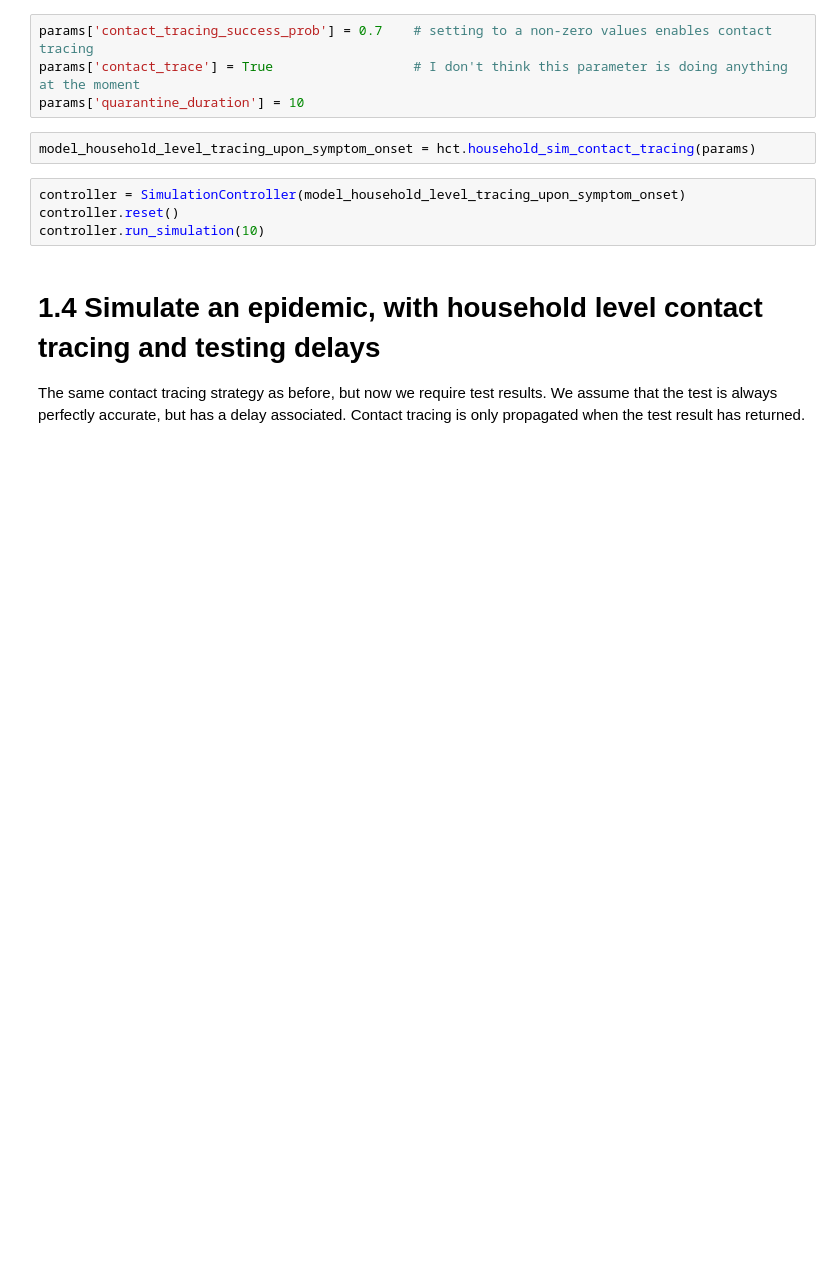
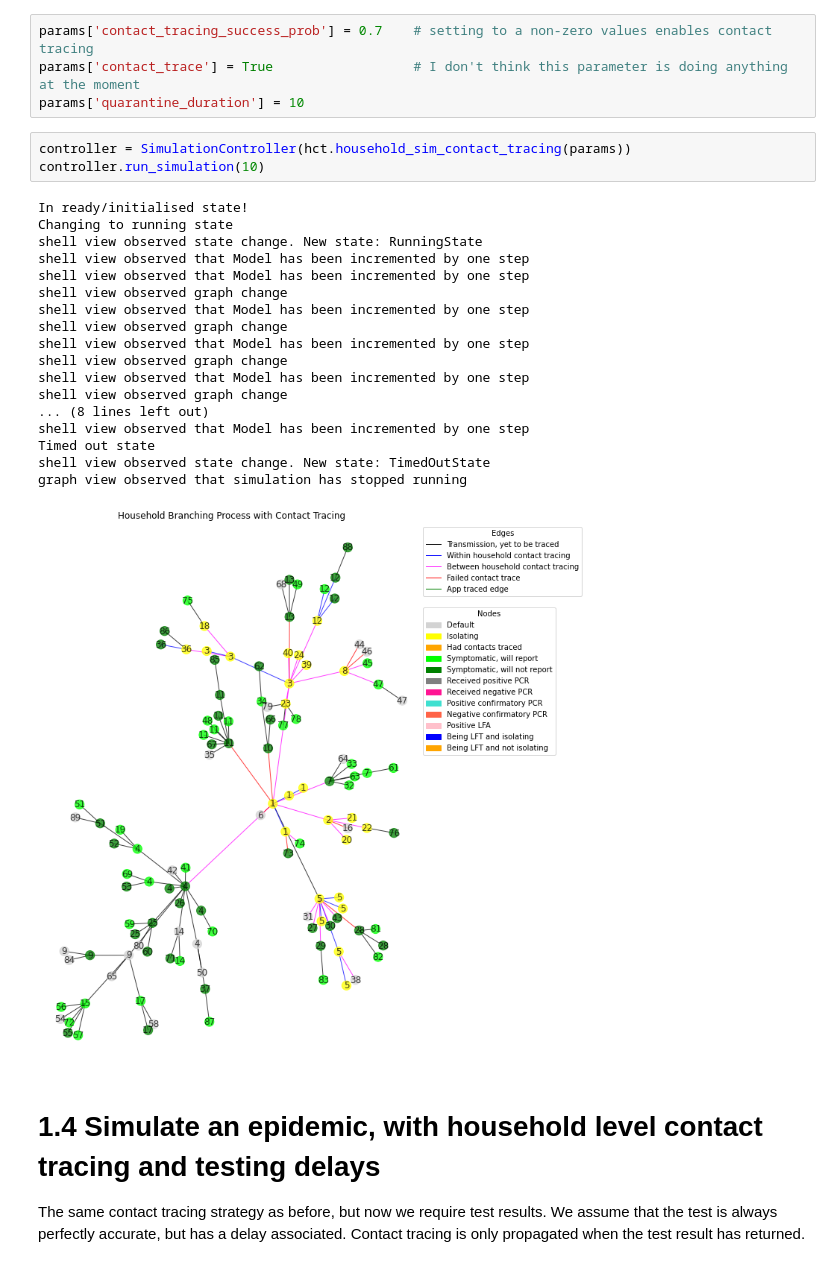
Before and after one commit to TTI-modelling/TestingContactModel, a Jupyter notebook: examples/household_level_contact_tracing.ipynb, the cells around one changed output. Saved outputs shown, nothing was run; the diff lists cells and outputs as text; blank space fills up the shorter version.

Commit message:
Removed reset

```diff
--- a/examples/household_level_contact_tracing.ipynb
+++ b/examples/household_level_contact_tracing.ipynb
@@ -77,11 +115,27 @@ params['contact_tracing_success_prob'] = 0.7    # setting to a non-zero values e
 params['contact_trace'] = True                  # I don't think this parameter is doing anything at the moment
 params['quarantine_duration'] = 10
 # %%
-model_household_level_tracing_upon_symptom_onset = hct.household_sim_contact_tracing(params)
+controller = SimulationController(hct.household_sim_contact_tracing(params))
+controller.run_simulation(10)
+# %% [output]
+In ready/initialised state!
+Changing to running state
+shell view observed state change. New state: RunningState
+shell view observed that Model has been incremented by one step
+shell view observed that Model has been incremented by one step
+shell view observed graph change
+shell view observed that Model has been incremented by one step
+shell view observed graph change
+shell view observed that Model has been incremented by one step
+shell view observed graph change
+shell view observed that Model has been incremented by one step
+shell view observed graph change
+... (8 lines left out)
+shell view observed that Model has been incremented by one step
+Timed out state
+shell view observed state change. New state: TimedOutState
+graph view observed that simulation has stopped running
+[figure, added]
-# %%
-controller = SimulationController(model_household_level_tracing_upon_symptom_onset)
-controller.reset()
-controller.run_simulation(10)
 # %% [markdown]
 # 1.4 Simulate an epidemic, with household level contact tracing and testing delays
 The same contact tracing strategy as before, but now we require test results. We assume that the test is always perfectly accurate, but has a delay associated. Contact tracing is only propagated when the test result has returned.
```
Also changed, not shown: parts of 19 cells of this notebook, 7 other files.
